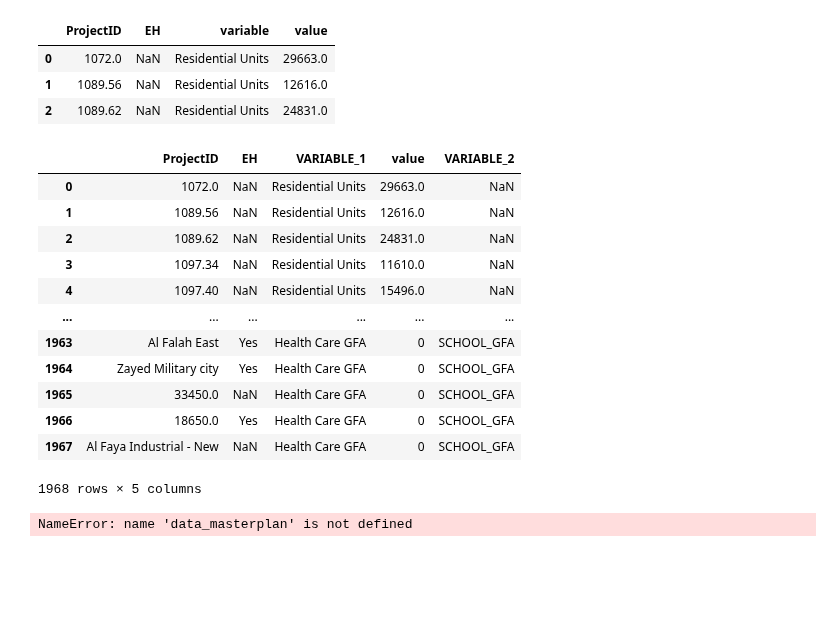
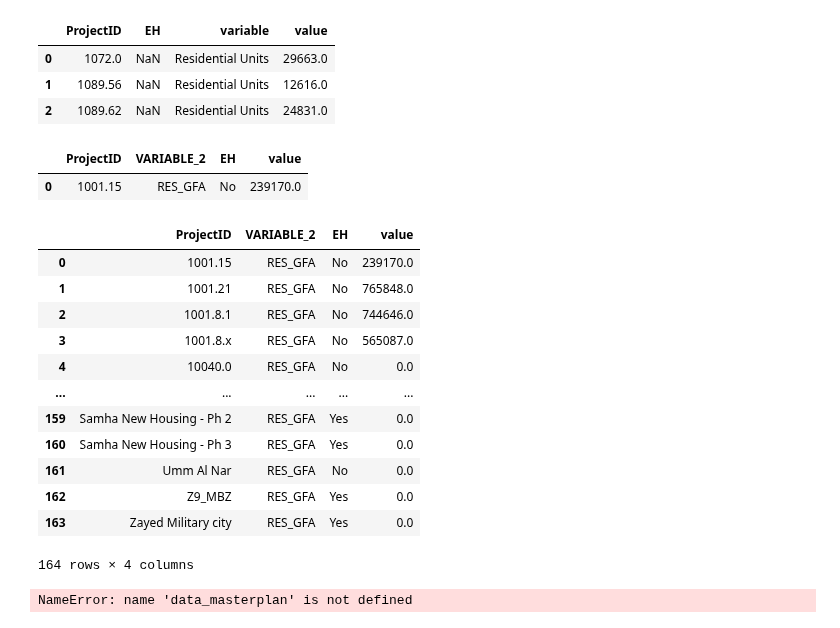
Before and after one commit to BuroHappoldLegacySoup/PlanCapitalLandModel, a Jupyter notebook: Module 1 Masterplan to TAZ Allocation.ipynb, the cells around one changed output. Cells and saved outputs as stored; diff of their text form; code cells hidden in the pictures; blank space fills up the shorter version.

```diff
--- a/Module 1 Masterplan to TAZ Allocation.ipynb
+++ b/Module 1 Masterplan to TAZ Allocation.ipynb
@@ -226,23 +231,43 @@ masterplan_aligned_areas.head(3)
 | 0 | 1072.0 | NaN | Residential Units | 29663.0 |
 | 1 | 1089.56 | NaN | Residential Units | 12616.0 |
 | 2 | 1089.62 | NaN | Residential Units | 24831.0 |
-# %%
-test = masterplan_aligned_areas.rename({'variable':'VARIABLE_1'}, axis = 1)
-test.merge(mp_tmp_summary_crosswalk,how = 'left', on = 'VARIABLE_1')
-# %% [output]
-|  | ProjectID | EH | VARIABLE_1 | value | VARIABLE_2 |
-| 0 | 1072.0 | NaN | Residential Units | 29663.0 | NaN |
-| 1 | 1089.56 | NaN | Residential Units | 12616.0 | NaN |
-| 2 | 1089.62 | NaN | Residential Units | 24831.0 | NaN |
-| 3 | 1097.34 | NaN | Residential Units | 11610.0 | NaN |
-| 4 | 1097.40 | NaN | Residential Units | 15496.0 | NaN |
-| ... | ... | ... | ... | ... | ... |
-| 1963 | Al Falah East | Yes | Health Care GFA | 0 | SCHOOL_GFA |
-| 1964 | Zayed Military city | Yes | Health Care GFA | 0 | SCHOOL_GFA |
-| 1965 | 33450.0 | NaN | Health Care GFA | 0 | SCHOOL_GFA |
-| 1966 | 18650.0 | Yes | Health Care GFA | 0 | SCHOOL_GFA |
-| 1967 | Al Faya Industrial - New | NaN | Health Care GFA | 0 | SCHOOL_GFA |
-1968 rows × 5 columns
+# %%
+# Converting aligned masterplans across to TMP land uses by adding on a crosswalk
+
+masterplan_aligned_tmp = masterplan_aligned_areas.rename({'variable':'VARIABLE_1'}, axis = 1)
+masterplan_aligned_tmp = masterplan_aligned_tmp.merge(mp_tmp_summary_crosswalk,how = 'left', on = 'VARIABLE_1')
+masterplan_aligned_tmp= masterplan_aligned_tmp[~masterplan_aligned_tmp['VARIABLE_2'].isna()].drop(['VARIABLE_1'],axis = 1)
+masterplan_aligned_tmp['EH'] = masterplan_aligned_tmp['EH'].fillna('No')
+
+# Creating split for non-residential land uses and aggregating
+
+masterplan_aligned_tmp_nonres_split = masterplan_aligned_tmp[masterplan_aligned_tmp['VARIABLE_2'] != 'RES_GFA'].drop(['EH'],axis =1)
+masterplan_aligned_tmp_nonres_split = masterplan_aligned_tmp_nonres_split.groupby(['ProjectID','VARIABLE_2']).agg('sum').reset_index()
+
+# Creating split for residential land uses and aggregating
+
+masterplan_aligned_tmp_res_split = masterplan_aligned_tmp[masterplan_aligned_tmp['VARIABLE_2'] == 'RES_GFA']
+masterplan_aligned_tmp_res_split = masterplan_aligned_tmp_res_split.groupby(['ProjectID','VARIABLE_2','EH']).agg('sum').reset_index()
+masterplan_aligned_tmp_res_split.head(1)
+# %% [output]
+|  | ProjectID | VARIABLE_2 | EH | value |
+| 0 | 1001.15 | RES_GFA | No | 239170.0 |
+# %%
+masterplan_aligned_tmp_res_split
+# %% [output]
+|  | ProjectID | VARIABLE_2 | EH | value |
+| 0 | 1001.15 | RES_GFA | No | 239170.0 |
+| 1 | 1001.21 | RES_GFA | No | 765848.0 |
+| 2 | 1001.8.1 | RES_GFA | No | 744646.0 |
+| 3 | 1001.8.x | RES_GFA | No | 565087.0 |
+| 4 | 10040.0 | RES_GFA | No | 0.0 |
+| ... | ... | ... | ... | ... |
+| 159 | Samha New Housing - Ph 2 | RES_GFA | Yes | 0.0 |
+| 160 | Samha New Housing - Ph 3 | RES_GFA | Yes | 0.0 |
+| 161 | Umm Al Nar | RES_GFA | No | 0.0 |
+| 162 | Z9_MBZ | RES_GFA | Yes | 0.0 |
+| 163 | Zayed Military city | RES_GFA | Yes | 0.0 |
+164 rows × 4 columns
 # %%
 # Setting gfa per labourer bed density
 
```
Also changed, not shown: parts of 18 cells of this notebook, 1 other file.
